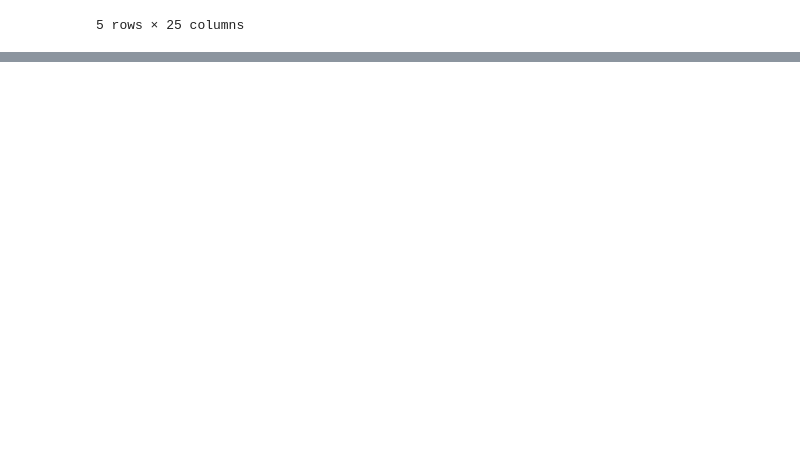
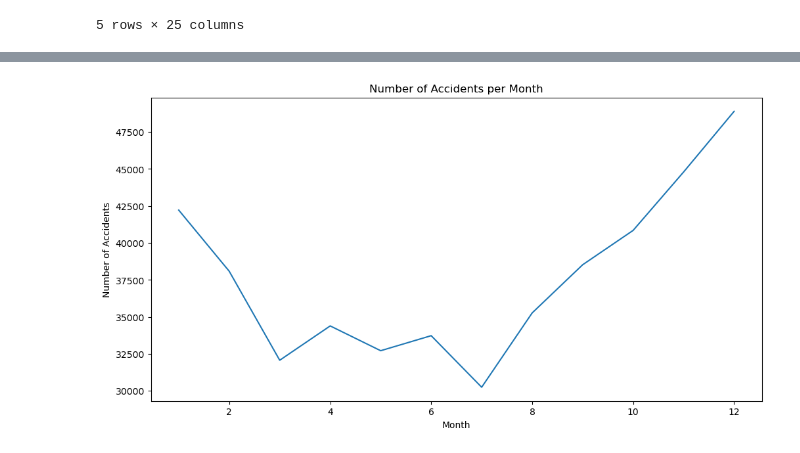
Before and after one commit to caiolacerdamt/us_accidents_analysis_2016-2023, a Jupyter notebook: US_Accidents_Analysis_2016-2023.ipynb, the cells around one changed output, grey strips where cells are left out. Drawn from its saved outputs; the diff is of its cells as text; code cells hidden in the pictures; blank space fills up the shorter version.

```diff
--- a/US_Accidents_Analysis_2016-2023.ipynb
+++ b/US_Accidents_Analysis_2016-2023.ipynb
@@ -215,0 +218,17 @@ df_updated.head()
+# %%
+# Catching the accidents per year and plotting it into a graph
+
+df_copy_date = df_updated.copy()
+
+df_copy_date['Start_Time'] = pd.to_datetime(df_copy_date['Start_Time'], format="%Y-%m-%d %H:%M:%S", errors='coerce')
+
+df_copy_date['Year'] = df_copy_date['Start_Time'].dt.year
+
+yearly_counts = df_copy_date['Year'].value_counts().sort_index()
+
+plt.figure(figsize=(12,6))
+sns.barplot(x=yearly_counts.index, y=yearly_counts.values, palette='colorblind')
+plt.title('Incidences of Accidents per Year')
+plt.xlabel('Year')
+plt.ylabel('Number of Accidents')
+plt.show()
@@ -215,0 +243,15 @@ df_updated.head()
+# %%
+#Catching the accidents per month and plotting it into a graph.
+
+df_copy_date['Month'] = df_copy_date['Start_Time'].dt.month
+
+monthly_counts = df_copy_date['Month'].value_counts().sort_index()
+
+plt.figure(figsize=(12, 6))
+monthly_counts.plot()
+plt.title('Number of Accidents per Month')
+plt.xlabel('Month')
+plt.ylabel('Number of Accidents')
+plt.show()
+# %% [output]
+[figure, added]
```
Also changed, not shown: parts of 4 cells of this notebook.
